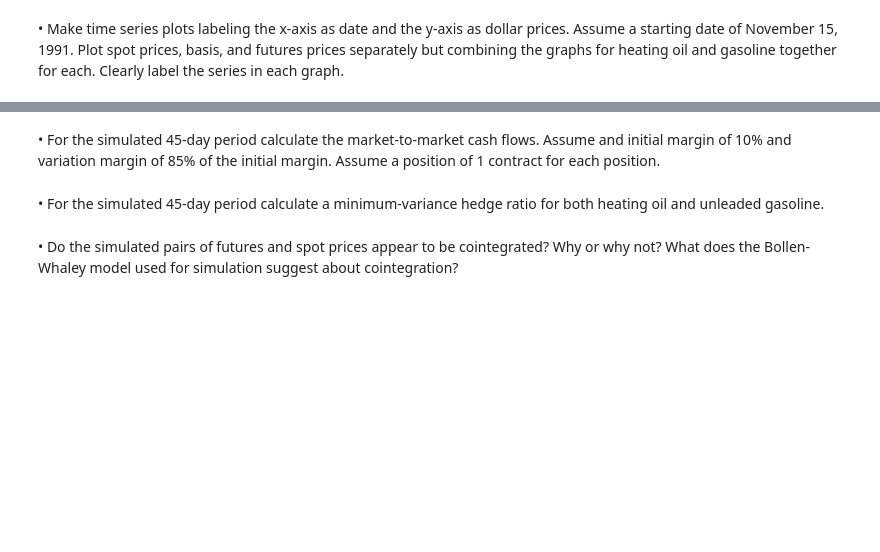
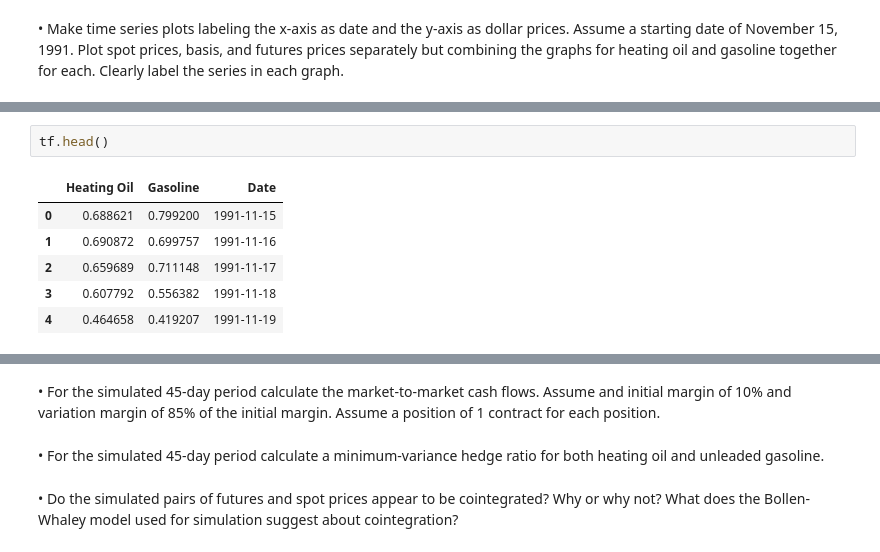
Before and after one commit to LoganHaviland/Computational_Methods_for_FinTech, a Jupyter notebook: midterm.ipynb, the cells around one changed output, grey strips where cells are left out. Drawn from its saved outputs; the diff is of its cells as text; blank space fills up the shorter version.

```diff
--- a/midterm.ipynb
+++ b/midterm.ipynb
@@ -636,0 +662,9 @@ together for each. Clearly label the series in each graph.
+# %%
+tf.head()
+# %% [output]
+|  | Heating Oil | Gasoline | Date |
+| 0 | 0.688621 | 0.799200 | 1991-11-15 |
+| 1 | 0.690872 | 0.699757 | 1991-11-16 |
+| 2 | 0.659689 | 0.711148 | 1991-11-17 |
+| 3 | 0.607792 | 0.556382 | 1991-11-18 |
+| 4 | 0.464658 | 0.419207 | 1991-11-19 |
```
Also changed, not shown: parts of 15 cells of this notebook.
